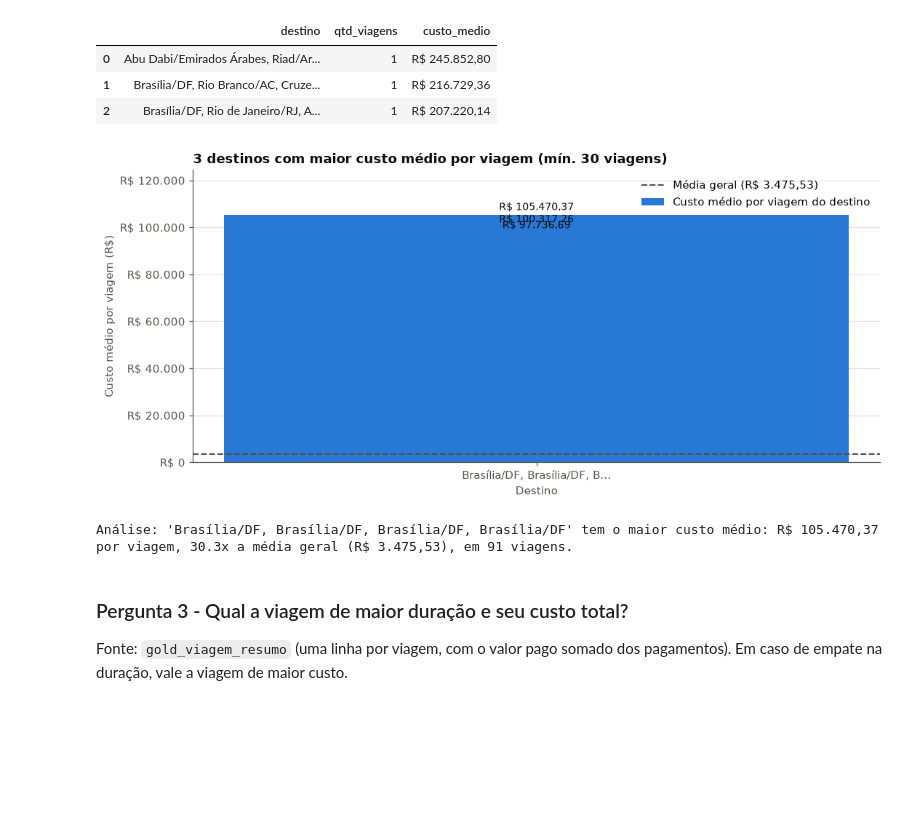
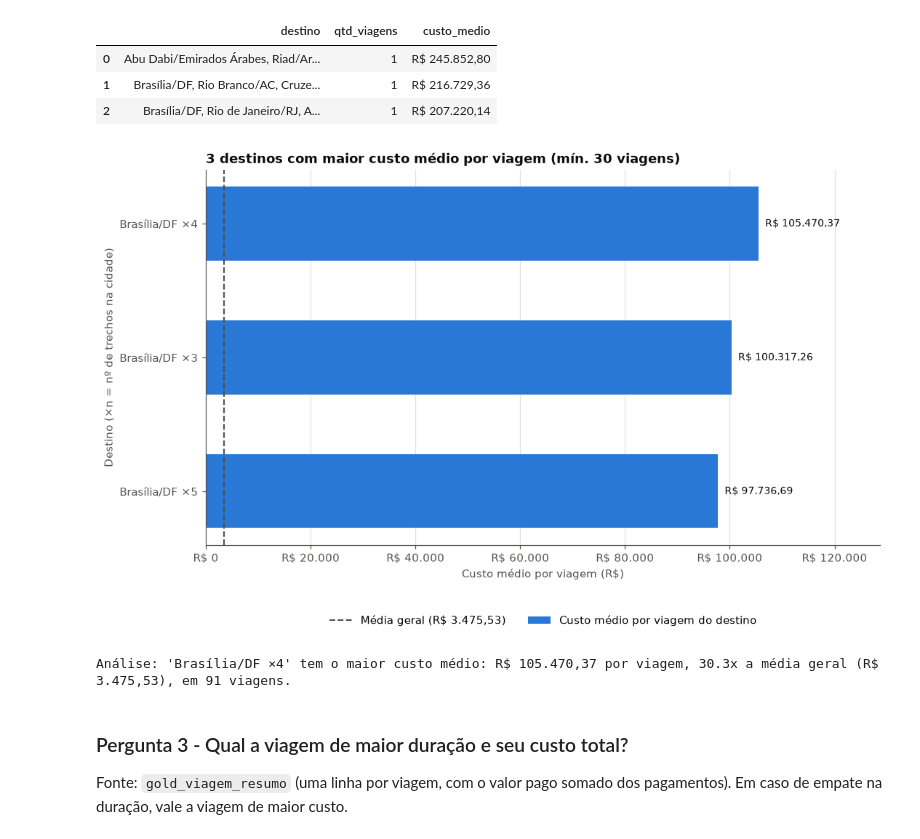
Before and after one commit to paulotavaresanalytics/Projeto-Avaliativo-Modulo1-Paulo-Gomes, a Jupyter notebook: 3_analise.ipynb, the cells around one changed output. Drawn from its saved outputs; the diff is of its cells as text; code cells hidden in the pictures; blank space fills up the shorter version.

Commit message:
fix: rótulo compacto no gráfico da Pergunta 2 (destinos repetidos)

```diff
--- a/3_analise.ipynb
+++ b/3_analise.ipynb
@@ -597,45 +597,64 @@ Para comparação, sem o filtro de quantidade mínima:
 | 1 | Brasília/DF, Rio Branco/AC, Cruze... | 1 | R$ 216.729,36 |
 | 2 | Brasília/DF, Rio de Janeiro/RJ, A... | 1 | R$ 207.220,14 |
 # %%
+import textwrap
+
 custo_medio_geral = valor_unico(
     "SELECT AVG(valor_total) AS v FROM silver_viagem"
 )
 
-fig, eixo = plt.subplots(figsize=(10, 4.6))
-rotulos = [abreviar(d, 30) for d in p2["destino"]]
-barras = eixo.bar(rotulos, p2["custo_medio"], width=0.45, color=COR_PRINCIPAL,
-                  label="Custo médio por viagem do destino")
-eixo.axhline(custo_medio_geral, color=COR_TEXTO_SUAVE, linestyle="--",
+def rotulo_compacto(destino):
+    """'Brasília/DF, Brasília/DF, Brasília/DF' -> 'Brasília/DF ×3'."""
+    contagem = {}
+    for cidade in str(destino).split(", "):
+        contagem[cidade] = contagem.get(cidade, 0) + 1
+    return ", ".join(f"{c} ×{n}" if n > 1 else c for c, n in contagem.items())
+
+rotulos = [textwrap.fill(rotulo_compacto(d), width=38) for d in p2["destino"]]
+posicoes = list(range(len(p2)))
+
+fig, eixo = plt.subplots(figsize=(10, 1.5 * len(p2) + 1.8))
+barras = eixo.barh(posicoes, p2["custo_medio"], height=0.55, color=COR_PRINCIPAL,
+                   label="Custo médio por viagem do destino")
+eixo.set_yticks(posicoes)
+eixo.set_yticklabels(rotulos)
+eixo.invert_yaxis()
+
+eixo.axvline(custo_medio_geral, color=COR_TEXTO_SUAVE, linestyle="--",
              linewidth=1.4, label=f"Média geral ({moeda(custo_medio_geral)})")
 eixo.set_title("3 destinos com maior custo médio por viagem "
                f"(mín. {MIN_VIAGENS} viagens)")
-eixo.set_xlabel("Destino")
-eixo.set_ylabel("Custo médio por viagem (R$)")
-eixo.yaxis.set_major_formatter(lambda v, _: moeda_eixo(v))
-eixo.yaxis.grid(True, color=COR_GRADE, linewidth=0.8)
+eixo.set_xlabel("Custo médio por viagem (R$)")
+eixo.set_ylabel("Destino (×n = nº de trechos na cidade)")
+eixo.xaxis.set_major_formatter(lambda v, _: moeda_eixo(v))
+eixo.xaxis.grid(True, color=COR_GRADE, linewidth=0.8)
 eixo.set_axisbelow(True)
-topo = max(p2["custo_medio"].max(), custo_medio_geral) * 1.18
-eixo.set_ylim(0, topo)
+
+limite = max(p2["custo_medio"].max(), custo_medio_geral) * 1.22
+eixo.set_xlim(0, limite)
+
 for barra, valor in zip(barras, p2["custo_medio"]):
-    eixo.text(barra.get_x() + barra.get_width() / 2, valor + topo * 0.015,
-              moeda(valor), ha="center", color=COR_TEXTO, fontsize=9)
-eixo.legend(frameon=False, loc="upper right")
+    eixo.text(valor + limite * 0.01, barra.get_y() + barra.get_height() / 2,
+              moeda(valor), va="center", ha="left", color=COR_TEXTO, fontsize=9)
+
+eixo.legend(frameon=False, loc="upper center",
+            bbox_to_anchor=(0.5, -0.16), ncol=2)
 fig.tight_layout()
 plt.show()
 
 lider = p2.iloc[0]
 insight = (
-    f"'{lider['destino']}' tem o maior custo médio: "
+    f"'{rotulo_compacto(lider['destino'])}' tem o maior custo médio: "
     f"{moeda(lider['custo_medio'])} por viagem, "
     f"{lider['custo_medio'] / custo_medio_geral:.1f}x a média geral "
     f"({moeda(custo_medio_geral)}), em "
     f"{inteiro(lider['qtd_viagens'])} viagens."
 )
 respostas["Pergunta 2"] = insight
 print("Análise:", insight)
 # %% [output]
-[figure, old version]
+[figure, new version]
-Análise: 'Brasília/DF, Brasília/DF, Brasília/DF, Brasília/DF' tem o maior custo médio: R$ 105.470,37 por viagem, 30.3x a média geral (R$ 3.475,53), em 91 viagens.
+Análise: 'Brasília/DF ×4' tem o maior custo médio: R$ 105.470,37 por viagem, 30.3x a média geral (R$ 3.475,53), em 91 viagens.
 # %% [markdown]
 ### Pergunta 3 - Qual a viagem de maior duração e seu custo total?
 
```
Also changed, not shown: parts of 1 cell of this notebook.
